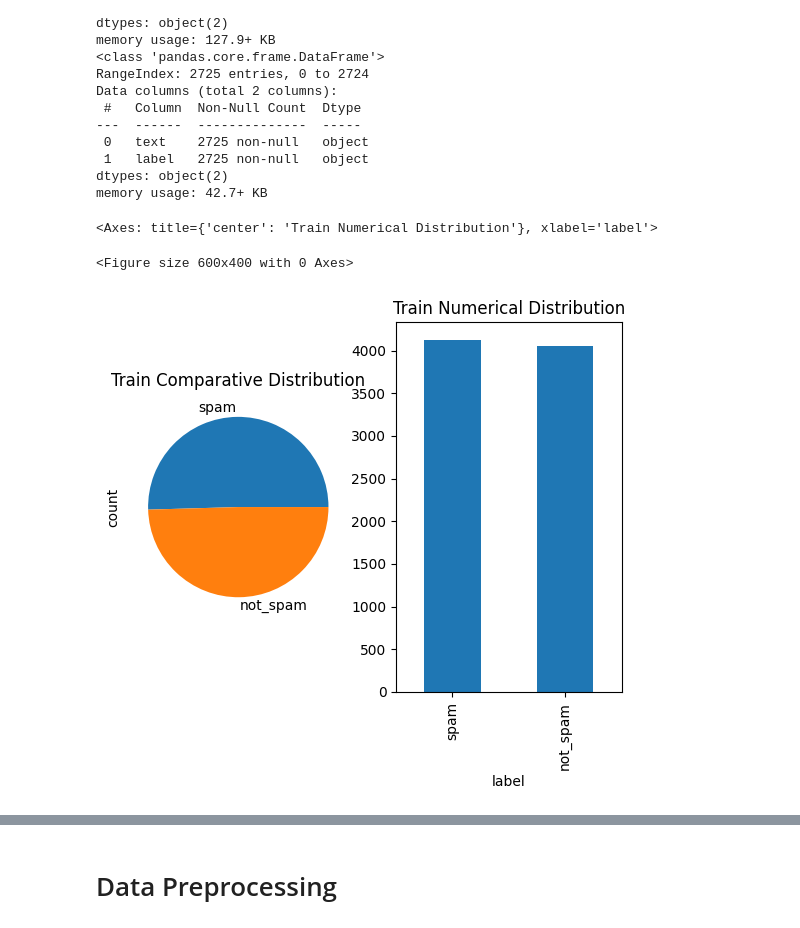
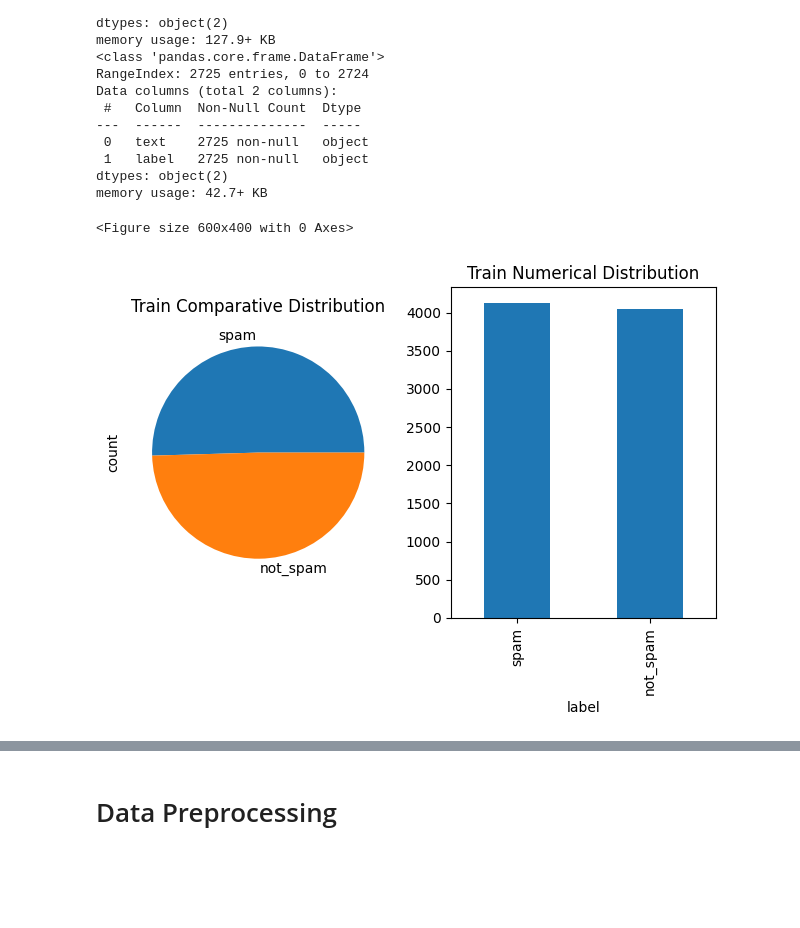
Before and after one commit to OmerTurk1/NLP_learning, a Jupyter notebook: NLP-Spam-Detection.ipynb, the cells around one changed output, grey strips where cells are left out. Drawn from its saved outputs; the diff is of its cells as text; code cells hidden in the pictures; blank space fills up the shorter version.

```diff
--- a/NLP-Spam-Detection.ipynb
+++ b/NLP-Spam-Detection.ipynb
@@ -57,12 +57,13 @@ memory usage: 42.7+ KB
 # %%
 plt.figure(figsize=(6, 4))
 fig, axs = plt.subplots(1, 2)
 train_data["label"].value_counts().plot(kind="pie", ax=axs[0], title="Train Comparative Distribution")
 train_data["label"].value_counts().plot(kind="bar", ax=axs[1], title="Train Numerical Distribution")
+plt.tight_layout()
+plt.show()
 # %% [output]
-<Axes: title={'center': 'Train Numerical Distribution'}, xlabel='label'>
+<Figure size 600x400 with 0 Axes>
-<Figure size 600x400 with 0 Axes>
-[figure, old version]
+[figure, new version]
 # %%
 plt.figure(figsize=(6, 4))
 fig, axs = plt.subplots(1, 2)
```
Also changed, not shown: parts of 5 cells of this notebook.
